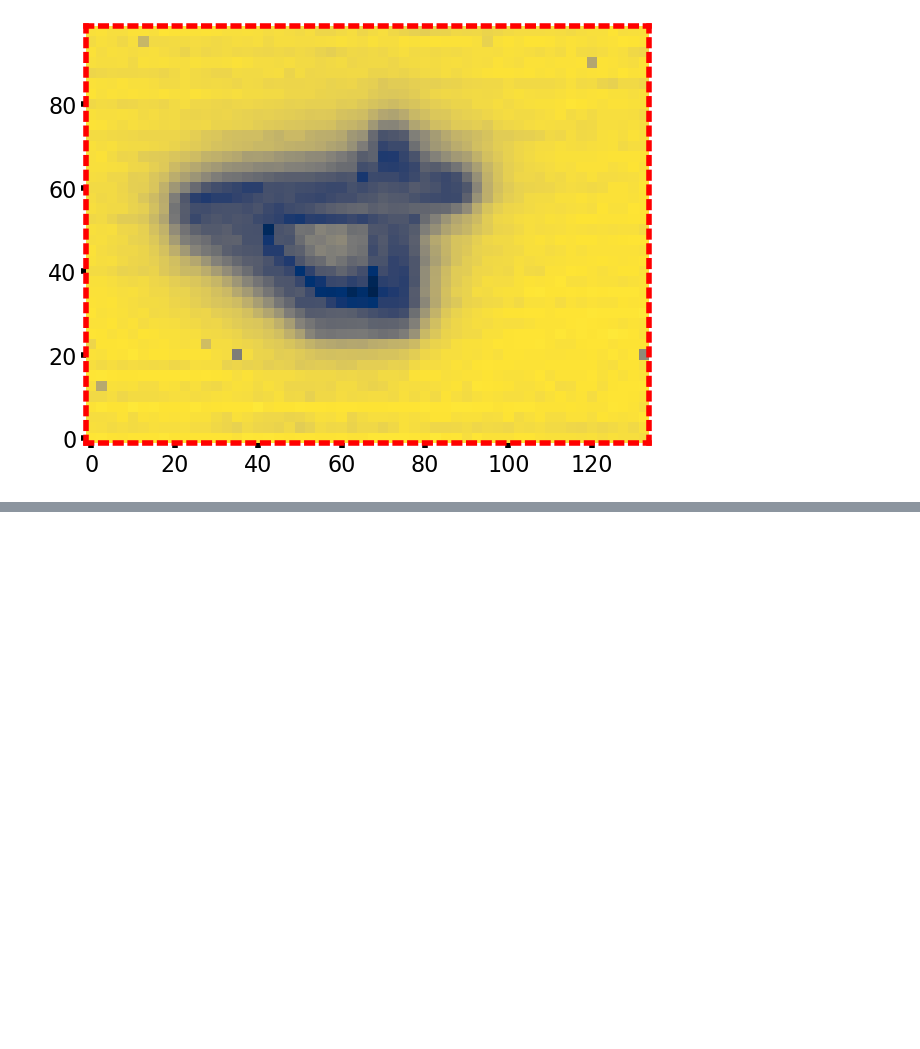
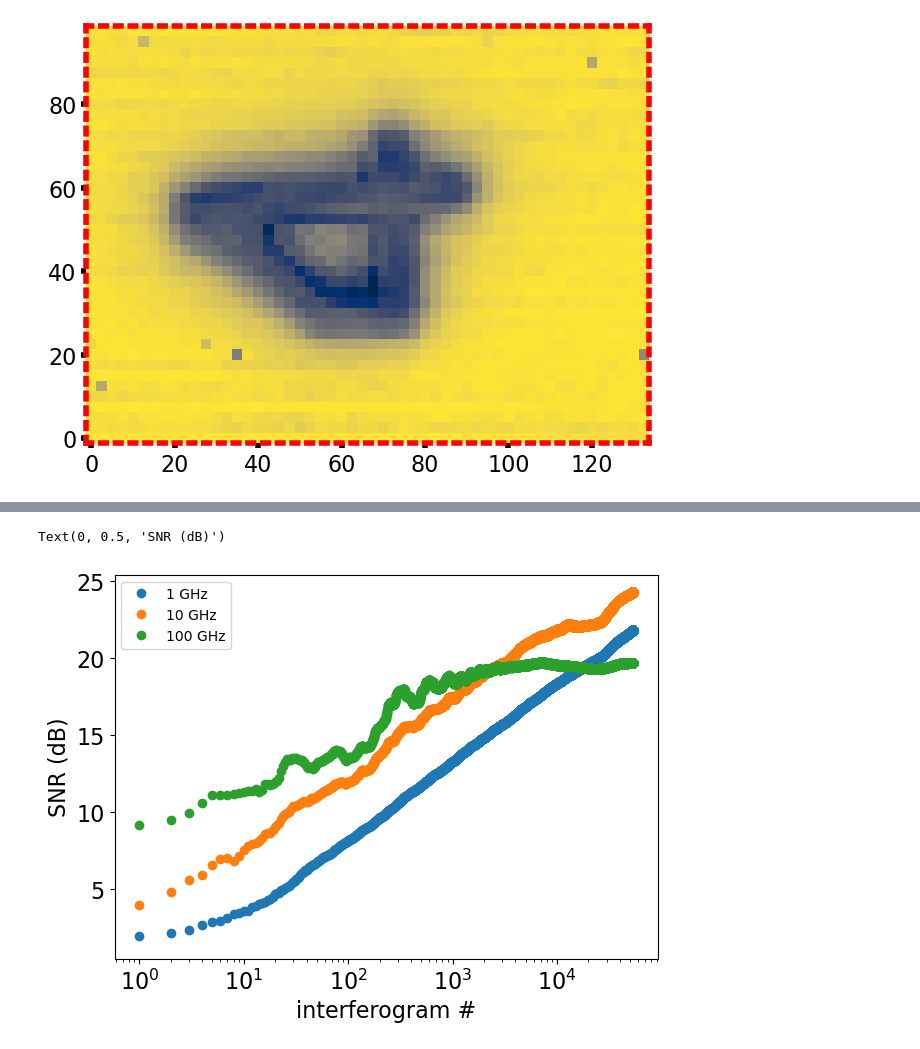
Before and after one commit to peter-chang62/Microscope_Data_Analysis, a Jupyter notebook: notebooks/Microscope USAF Target SU-8 on Silicon.ipynb, the cells around one changed output, grey strips where cells are left out. Drawn from its saved outputs; the diff is of its cells as text; code cells hidden in the pictures; blank space fills up the shorter version.

```diff
--- a/notebooks/Microscope USAF Target SU-8 on Silicon.ipynb
+++ b/notebooks/Microscope USAF Target SU-8 on Silicon.ipynb
@@ -83,0 +357,11 @@ cr.square()
+# %%
+plt.figure()
+plt.semilogx(snr_su8_dB[np.argmin(abs(resolution-0))], 'o', label="1 GHz")
+plt.semilogx(snr_su8_dB[np.argmin(abs(resolution-10))], 'o', label="10 GHz")
+plt.semilogx(snr_su8_dB[np.argmin(abs(resolution-100))], 'o', label="100 GHz")
+plt.legend(loc='best')
+plt.xlabel("interferogram #")
+plt.ylabel("SNR (dB)")
+# %% [output]
+Text(0, 0.5, 'SNR (dB)')
+[figure, added]
```
Also changed, not shown: parts of 42 cells of this notebook.
